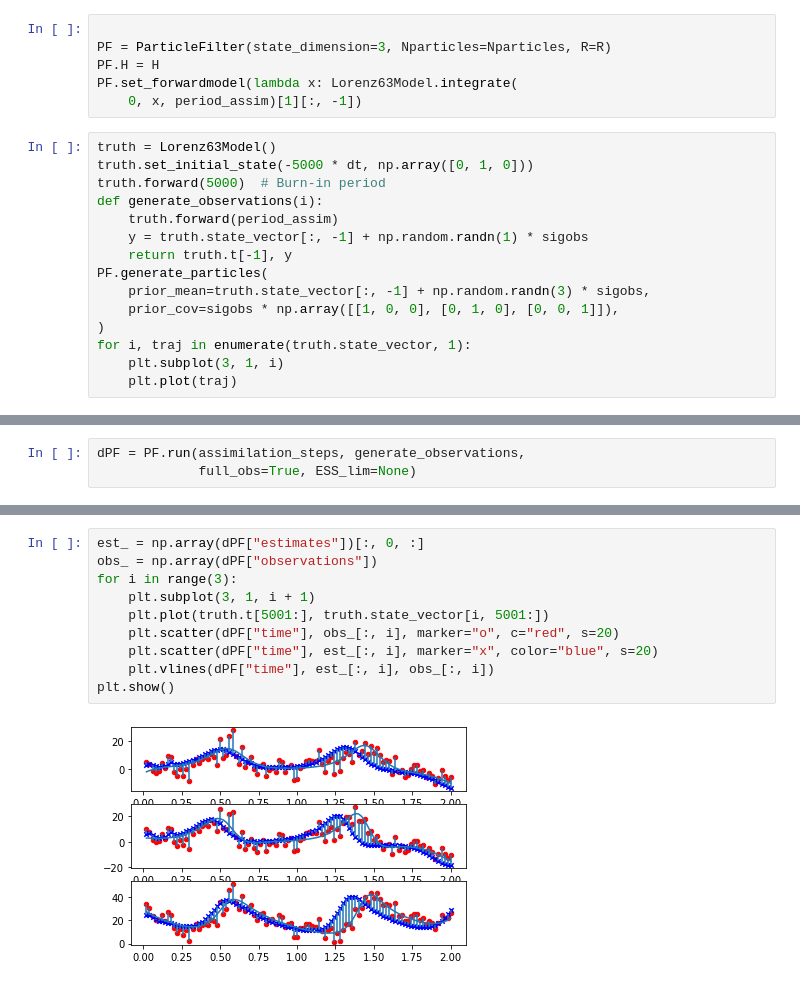
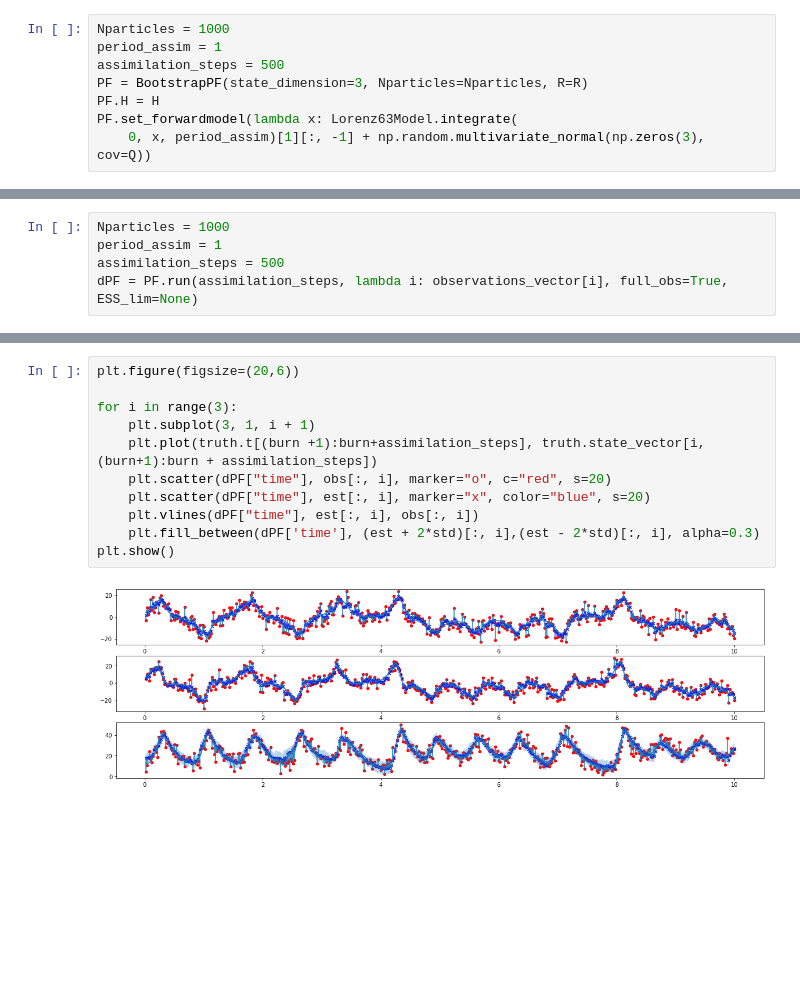
Before and after one commit to VTrappler/DA_sandbox, a Jupyter notebook: lorenz63_PF.ipynb, the cells around one changed output, grey strips where cells are left out. Drawn from its saved outputs; the diff is of its cells as text; blank space fills up the shorter version.

```diff
--- a/lorenz63_PF.ipynb
+++ b/lorenz63_PF.ipynb
@@ -19,21 +46,8 @@ R = sigobs * np.atleast_2d([[1, 0], [0, 1]])
 # %%
-
-PF = ParticleFilter(state_dimension=3, Nparticles=Nparticles, R=R)
+Nparticles = 1000
+period_assim = 1
+assimilation_steps = 500
+PF = BootstrapPF(state_dimension=3, Nparticles=Nparticles, R=R)
 PF.H = H
 PF.set_forwardmodel(lambda x: Lorenz63Model.integrate(
-    0, x, period_assim)[1][:, -1])
+    0, x, period_assim)[1][:, -1] + np.random.multivariate_normal(np.zeros(3), cov=Q))
-# %%
-truth = Lorenz63Model()
-truth.set_initial_state(-5000 * dt, np.array([0, 1, 0]))
-truth.forward(5000)  # Burn-in period
-def generate_observations(i):
-    truth.forward(period_assim)
-    y = truth.state_vector[:, -1] + np.random.randn(1) * sigobs
-    return truth.t[-1], y
-PF.generate_particles(
-    prior_mean=truth.state_vector[:, -1] + np.random.randn(3) * sigobs,
-    prior_cov=sigobs * np.array([[1, 0, 0], [0, 1, 0], [0, 0, 1]]),
-)
-for i, traj in enumerate(truth.state_vector, 1):
-    plt.subplot(3, 1, i)
-    plt.plot(traj)
@@ -42,3 +63,5 @@ for i, traj in enumerate(truth.state_vector, 1):
 # %%
-dPF = PF.run(assimilation_steps, generate_observations,
-             full_obs=True, ESS_lim=None)
+Nparticles = 1000
+period_assim = 1
+assimilation_steps = 500
+dPF = PF.run(assimilation_steps, lambda i: observations_vector[i], full_obs=True, ESS_lim=None)
@@ -85,12 +89,13 @@ v_ = [
 # %%
-est_ = np.array(dPF["estimates"])[:, 0, :]
-obs_ = np.array(dPF["observations"])
+plt.figure(figsize=(20,6))
+
 for i in range(3):
     plt.subplot(3, 1, i + 1)
-    plt.plot(truth.t[5001:], truth.state_vector[i, 5001:])
-    plt.scatter(dPF["time"], obs_[:, i], marker="o", c="red", s=20)
-    plt.scatter(dPF["time"], est_[:, i], marker="x", color="blue", s=20)
-    plt.vlines(dPF["time"], est_[:, i], obs_[:, i])
+    plt.plot(truth.t[(burn +1):burn+assimilation_steps], truth.state_vector[i, (burn+1):burn + assimilation_steps])
+    plt.scatter(dPF["time"], obs[:, i], marker="o", c="red", s=20)
+    plt.scatter(dPF["time"], est[:, i], marker="x", color="blue", s=20)
+    plt.vlines(dPF["time"], est[:, i], obs[:, i])
+    plt.fill_between(dPF['time'], (est + 2*std)[:, i],(est - 2*std)[:, i], alpha=0.3)
 plt.show()
 # %% [output]
-[figure, old version]
+[figure, new version]
```
Also changed, not shown: parts of 13 cells of this notebook, 7 other files.
